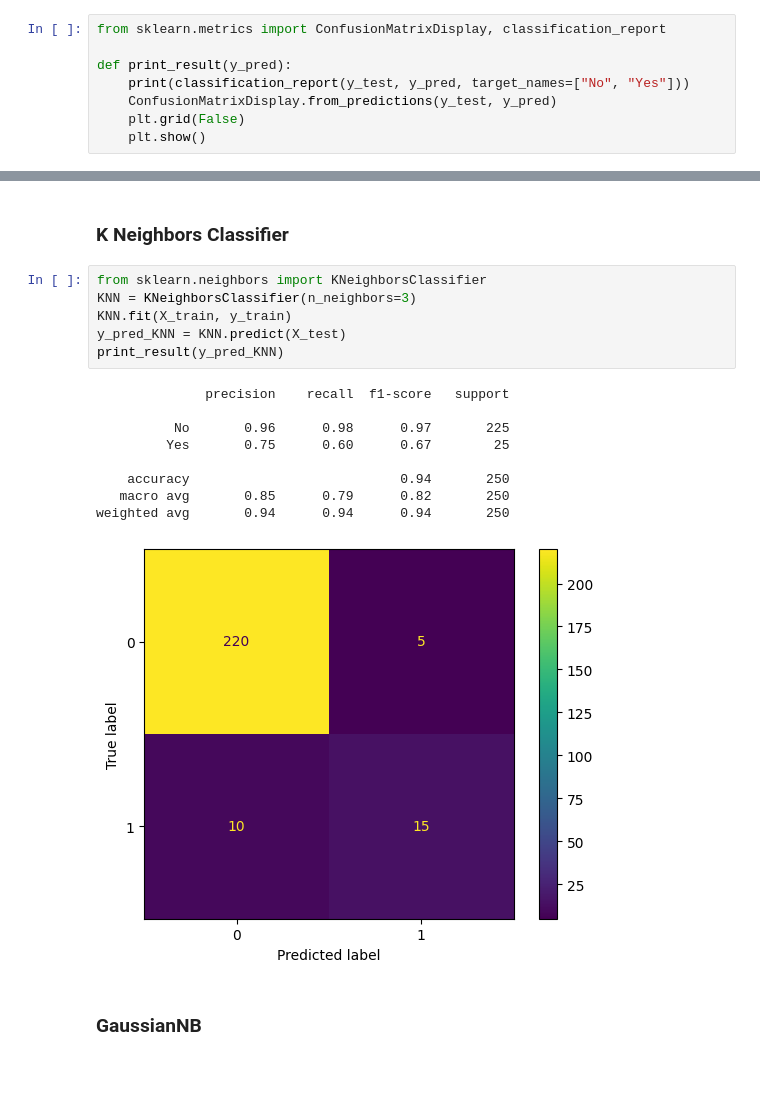
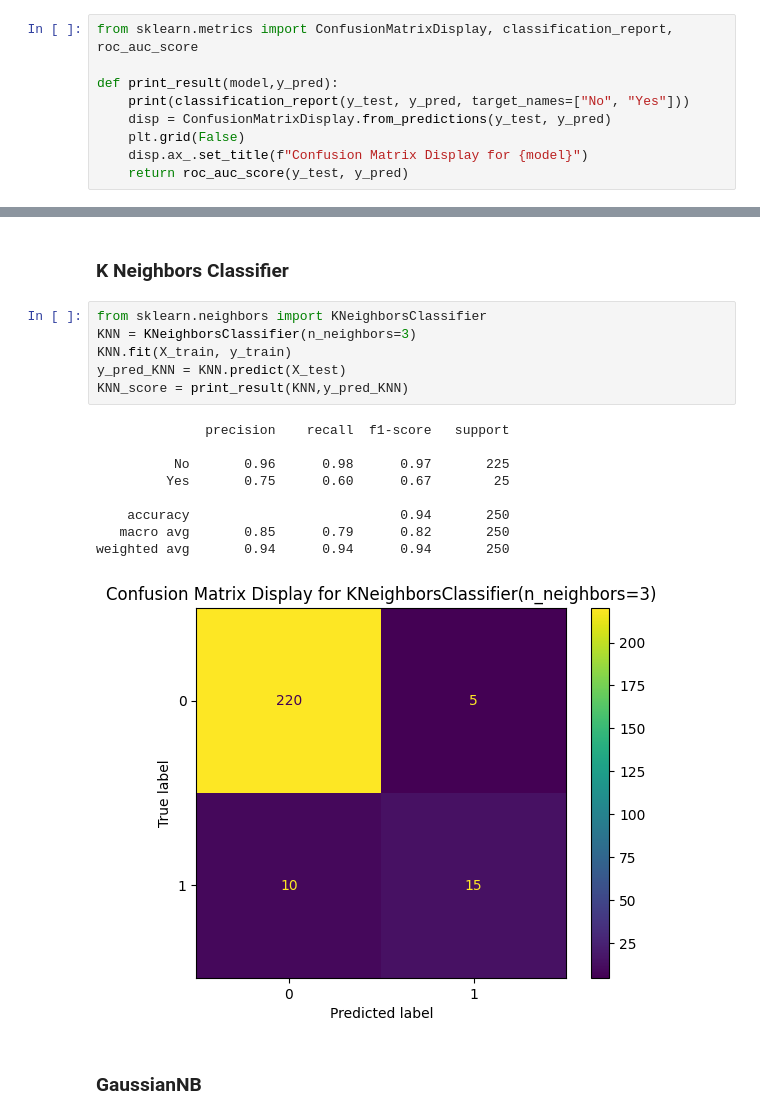
Before and after one commit to KarthikUdyawar/Color-detection, a Jupyter notebook: model/model.ipynb, the cells around one changed output, grey strips where cells are left out. Cells and saved outputs as stored; diff of their text form; blank space fills up the shorter version.

```diff
--- a/model/model.ipynb
+++ b/model/model.ipynb
@@ -181,13 +227,14 @@ X_train, X_test, y_train, y_test = train_test_split(
 # %% [markdown]
 Function to generate results of the model (`classification_report` and `ConfusionMatrixDisplay`)
 # %%
-from sklearn.metrics import ConfusionMatrixDisplay, classification_report
+from sklearn.metrics import ConfusionMatrixDisplay, classification_report, roc_auc_score
 
-def print_result(y_pred):
+def print_result(model,y_pred):
     print(classification_report(y_test, y_pred, target_names=["No", "Yes"]))
-    ConfusionMatrixDisplay.from_predictions(y_test, y_pred)
+    disp = ConfusionMatrixDisplay.from_predictions(y_test, y_pred)
     plt.grid(False)
-    plt.show()
+    disp.ax_.set_title(f"Confusion Matrix Display for {model}")
+    return roc_auc_score(y_test, y_pred)
 # %% [markdown]
 ### Random Forest Classifier
 # %%
@@ -211,19 +258,19 @@ weighted avg       0.95      0.95      0.95       250
 # %%
 from sklearn.neighbors import KNeighborsClassifier
 KNN = KNeighborsClassifier(n_neighbors=3)
 KNN.fit(X_train, y_train)
 y_pred_KNN = KNN.predict(X_test)
-print_result(y_pred_KNN)
+KNN_score = print_result(KNN,y_pred_KNN)
 # %% [output]
               precision    recall  f1-score   support
 
           No       0.96      0.98      0.97       225
          Yes       0.75      0.60      0.67        25
 
     accuracy                           0.94       250
    macro avg       0.85      0.79      0.82       250
 weighted avg       0.94      0.94      0.94       250
-[figure, old version]
+[figure, new version]
 # %% [markdown]
 ### GaussianNB
 # %%
```
Also changed, not shown: parts of 19 cells of this notebook.
